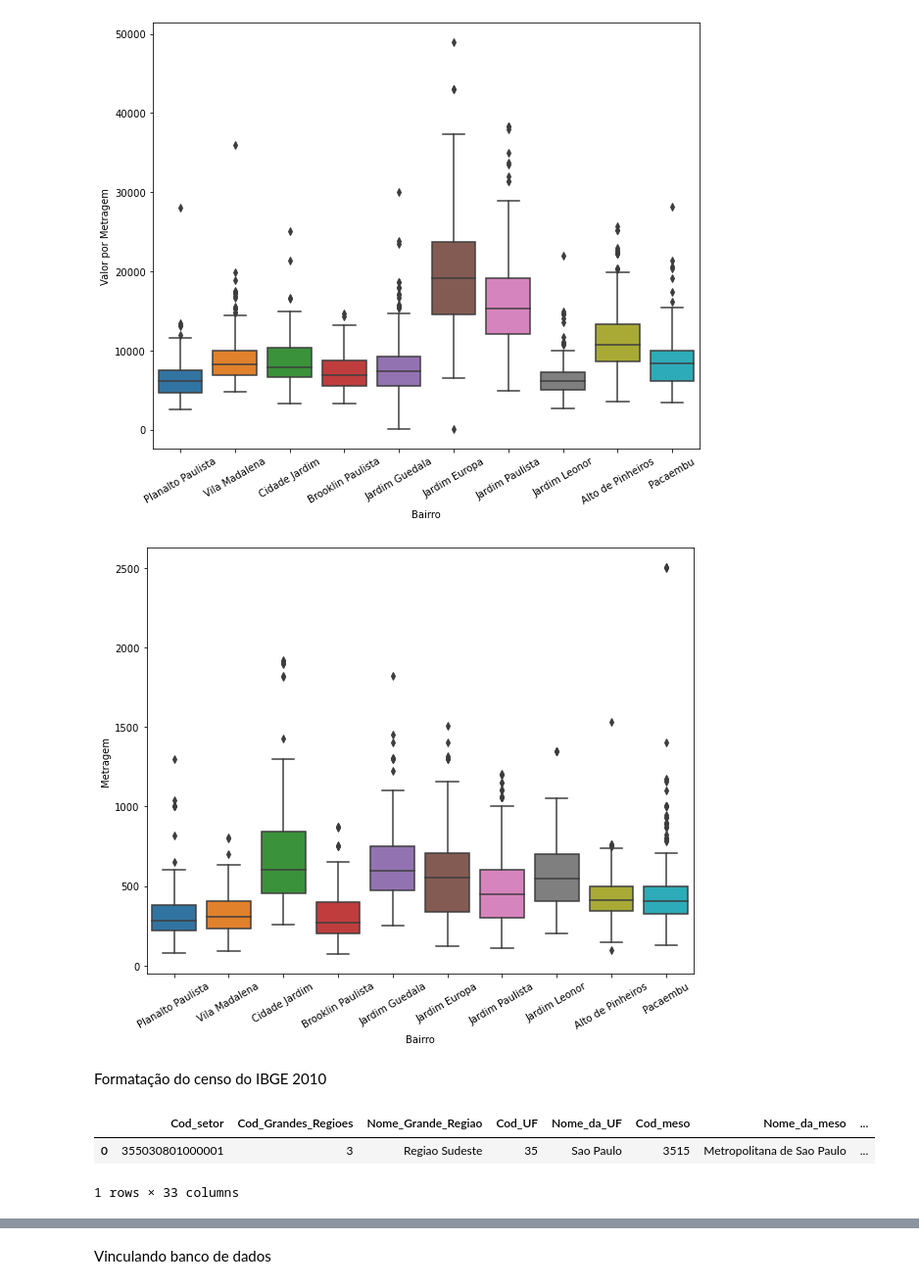
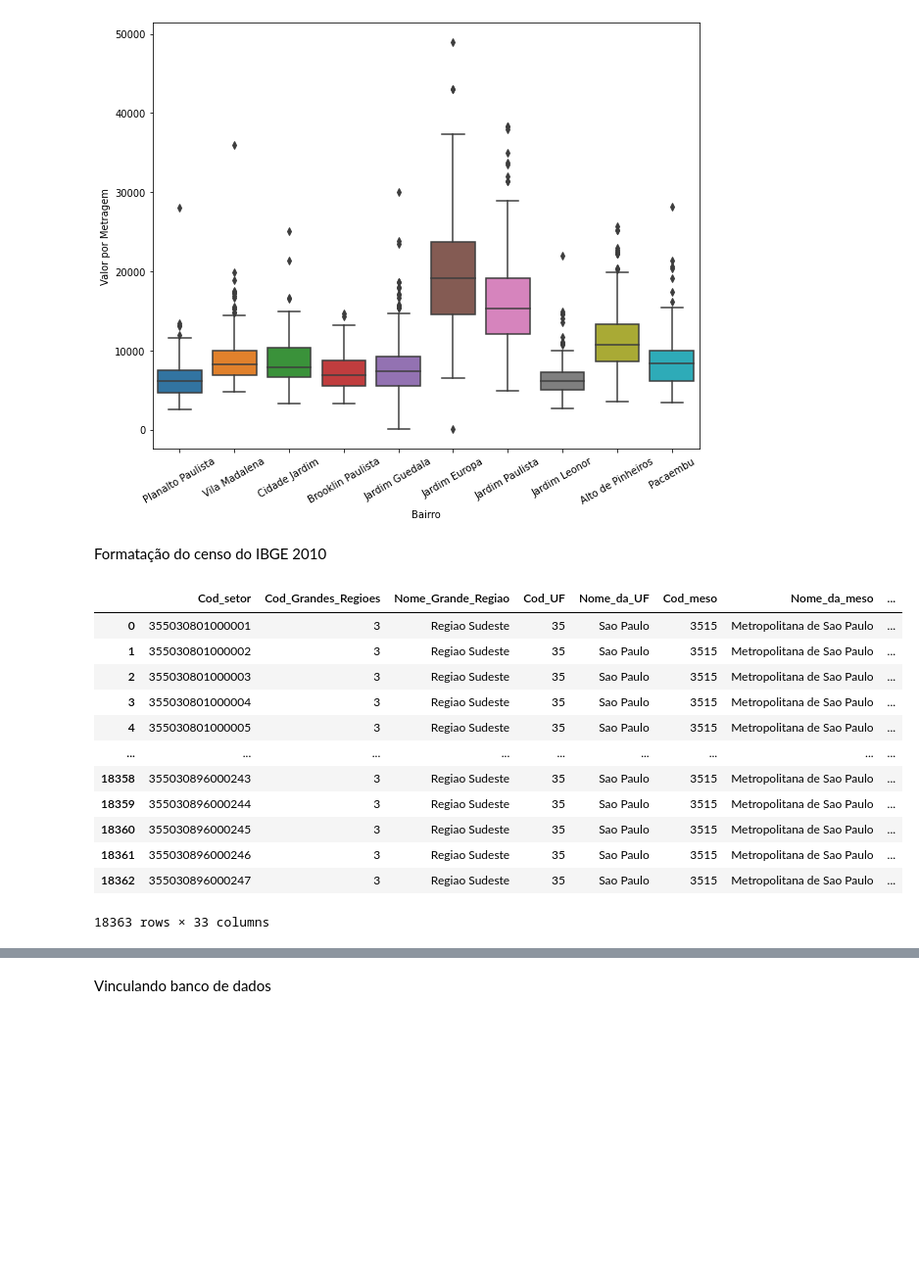
Before and after one commit to CaioPinho9/data-science, a Jupyter notebook: dados.ipynb, the cells around one changed output, grey strips where cells are left out. Shown at 98% size. Cells and saved outputs as stored; diff of their text form; code cells hidden in the pictures; blank space fills up the shorter version.

```diff
--- a/dados.ipynb
+++ b/dados.ipynb
@@ -144,26 +249,29 @@ ax.set_ylabel("Valor por Metragem")
 plt.show()
 # %% [output]
 [figure]
-# %%
-plt.figure(figsize=(10,8))
-ax = sns.boxplot(data=dados_vendas.query("Bairro in @top_bairros & Metragem < 30000"), x="Bairro",y="Metragem")
-ax.tick_params(axis="x",rotation=30)
-plt.show()
-# %% [output]
-[figure, removed]
 # %% [markdown]
 Formatação do censo do IBGE 2010
 # %%
 ibge_url = "https://gist.githubusercontent.com/tgcsantos/85f8c7b0a2edbc3e27fcad619b37d886/raw/a4954781e6bca9cb804062a3eea0b3b84679daf4/Basico_SP1.csv"
 ibge = pd.read_csv(ibge_url, encoding="ISO-8859-1", sep=";", thousands=".", decimal=",")
 ibge.dropna(how="all", axis=1, inplace=True)
 ibge.Nome_Grande_Regiao = "Regiao Sudeste"
 ibge.Nome_da_meso = "Metropolitana de Sao Paulo"
 ibge.Nome_da_micro = "Sao Paulo"
 ibge["Nome_da_UF "] = "Sao Paulo"
 ibge.rename(columns = {'Cod_Grandes Regiï¿½es':'Cod_Grandes_Regioes'}, inplace = True)
-ibge.head(1)
+ibge
 # %% [output]
 |  | Cod_setor | Cod_Grandes_Regioes | Nome_Grande_Regiao | Cod_UF | Nome_da_UF | Cod_meso | Nome_da_meso | ... |
 | 0 | 355030801000001 | 3 | Regiao Sudeste | 35 | Sao Paulo | 3515 | Metropolitana de Sao Paulo | ... |
+| 1 | 355030801000002 | 3 | Regiao Sudeste | 35 | Sao Paulo | 3515 | Metropolitana de Sao Paulo | ... |
+| 2 | 355030801000003 | 3 | Regiao Sudeste | 35 | Sao Paulo | 3515 | Metropolitana de Sao Paulo | ... |
+| 3 | 355030801000004 | 3 | Regiao Sudeste | 35 | Sao Paulo | 3515 | Metropolitana de Sao Paulo | ... |
+| 4 | 355030801000005 | 3 | Regiao Sudeste | 35 | Sao Paulo | 3515 | Metropolitana de Sao Paulo | ... |
+| ... | ... | ... | ... | ... | ... | ... | ... | ... |
+| 18358 | 355030896000243 | 3 | Regiao Sudeste | 35 | Sao Paulo | 3515 | Metropolitana de Sao Paulo | ... |
+| 18359 | 355030896000244 | 3 | Regiao Sudeste | 35 | Sao Paulo | 3515 | Metropolitana de Sao Paulo | ... |
+| 18360 | 355030896000245 | 3 | Regiao Sudeste | 35 | Sao Paulo | 3515 | Metropolitana de Sao Paulo | ... |
+| 18361 | 355030896000246 | 3 | Regiao Sudeste | 35 | Sao Paulo | 3515 | Metropolitana de Sao Paulo | ... |
+| 18362 | 355030896000247 | 3 | Regiao Sudeste | 35 | Sao Paulo | 3515 | Metropolitana de Sao Paulo | ... |
-1 rows × 33 columns
+18363 rows × 33 columns
```
Also changed, not shown: parts of 47 cells of this notebook.
